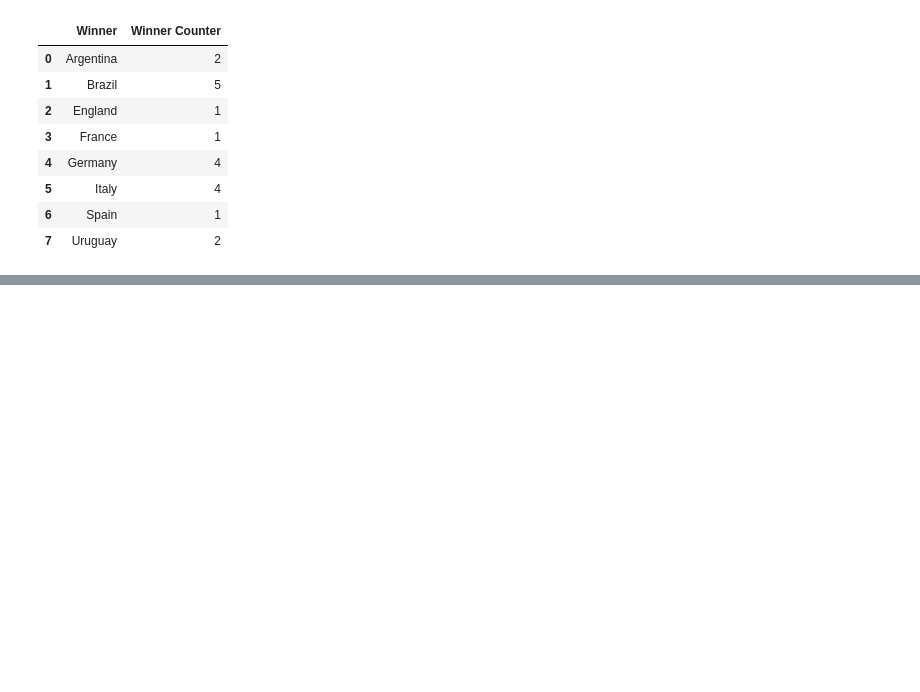
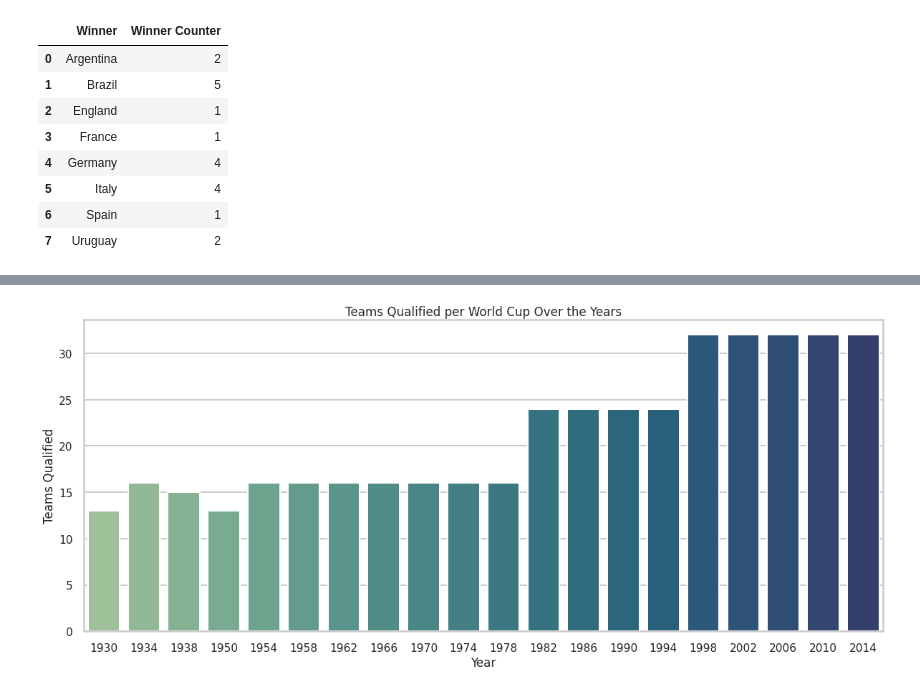
Before and after one commit to princeKike27/Fifa-World-Cup, a Jupyter notebook: FIFA_World_Cup.ipynb, the cells around one changed output, grey strips where cells are left out. Saved outputs shown, nothing was run; the diff lists cells and outputs as text; code cells hidden in the pictures; blank space fills up the shorter version.

```diff
--- a/FIFA_World_Cup.ipynb
+++ b/FIFA_World_Cup.ipynb
@@ -286,0 +315,15 @@ plt.show()
+# %%
+# teams qualified graph
+plt.figure(figsize=(20,8))
+ax = plt.subplot()
+
+# style graph
+sns.set_context('poster', font_scale=0.7)
+
+sns.barplot(data=matches_played, x='Year', y='QualifiedTeams', palette='crest', ci=None)
+
+plt.ylabel('Teams Qualified')
+plt.title('Teams Qualified per World Cup Over the Years')
+plt.show()
+# %% [output]
+[figure, added]
```
Also changed, not shown: parts of 4 cells of this notebook.
